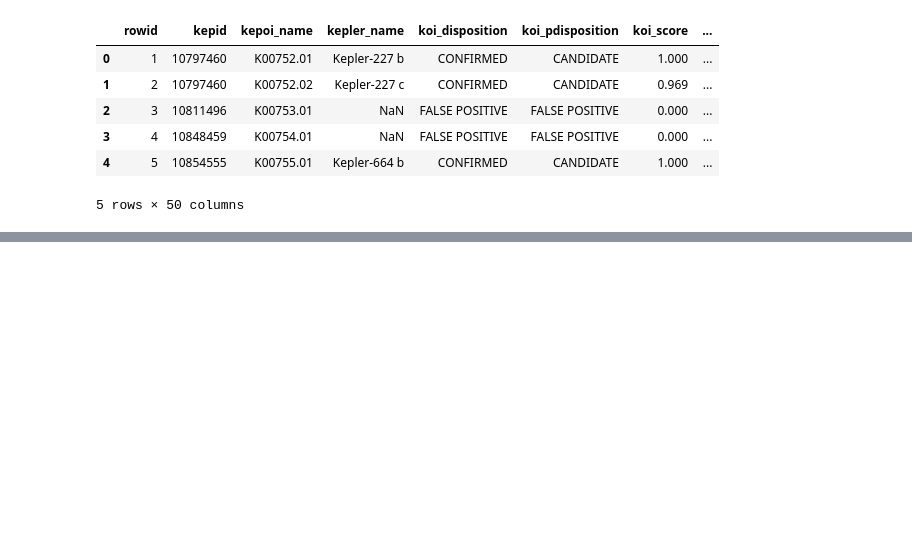
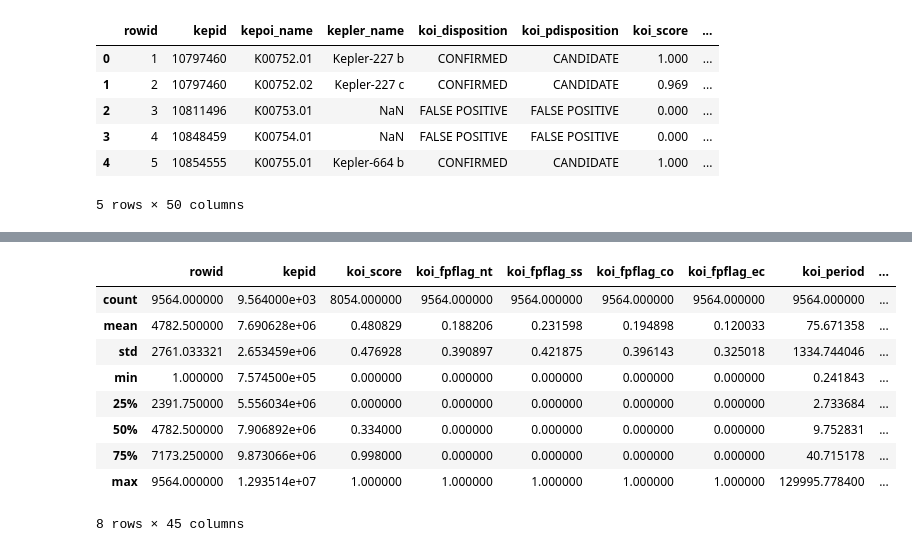
Before and after one commit to nikolabaci98/kepler-exoplanet-search-results, a Jupyter notebook: Kepler Exoplanet Project.ipynb, the cells around one changed output, grey strips where cells are left out. Drawn from its saved outputs; the diff is of its cells as text; code cells hidden in the pictures; blank space fills up the shorter version.

```diff
--- a/Kepler Exoplanet Project.ipynb
+++ b/Kepler Exoplanet Project.ipynb
@@ -21,0 +47,13 @@ df.head()
+# %%
+df_original.describe()
+# %% [output]
+|  | rowid | kepid | koi_score | koi_fpflag_nt | koi_fpflag_ss | koi_fpflag_co | koi_fpflag_ec | koi_period | ... |
+| count | 9564.000000 | 9.564000e+03 | 8054.000000 | 9564.000000 | 9564.000000 | 9564.000000 | 9564.000000 | 9564.000000 | ... |
+| mean | 4782.500000 | 7.690628e+06 | 0.480829 | 0.188206 | 0.231598 | 0.194898 | 0.120033 | 75.671358 | ... |
+| std | 2761.033321 | 2.653459e+06 | 0.476928 | 0.390897 | 0.421875 | 0.396143 | 0.325018 | 1334.744046 | ... |
+| min | 1.000000 | 7.574500e+05 | 0.000000 | 0.000000 | 0.000000 | 0.000000 | 0.000000 | 0.241843 | ... |
+| 25% | 2391.750000 | 5.556034e+06 | 0.000000 | 0.000000 | 0.000000 | 0.000000 | 0.000000 | 2.733684 | ... |
+| 50% | 4782.500000 | 7.906892e+06 | 0.334000 | 0.000000 | 0.000000 | 0.000000 | 0.000000 | 9.752831 | ... |
+| 75% | 7173.250000 | 9.873066e+06 | 0.998000 | 0.000000 | 0.000000 | 0.000000 | 0.000000 | 40.715178 | ... |
+| max | 9564.000000 | 1.293514e+07 | 1.000000 | 1.000000 | 1.000000 | 1.000000 | 1.000000 | 129995.778400 | ... |
+8 rows × 45 columns
```
Also changed, not shown: parts of 9 cells of this notebook, 1 other file.
